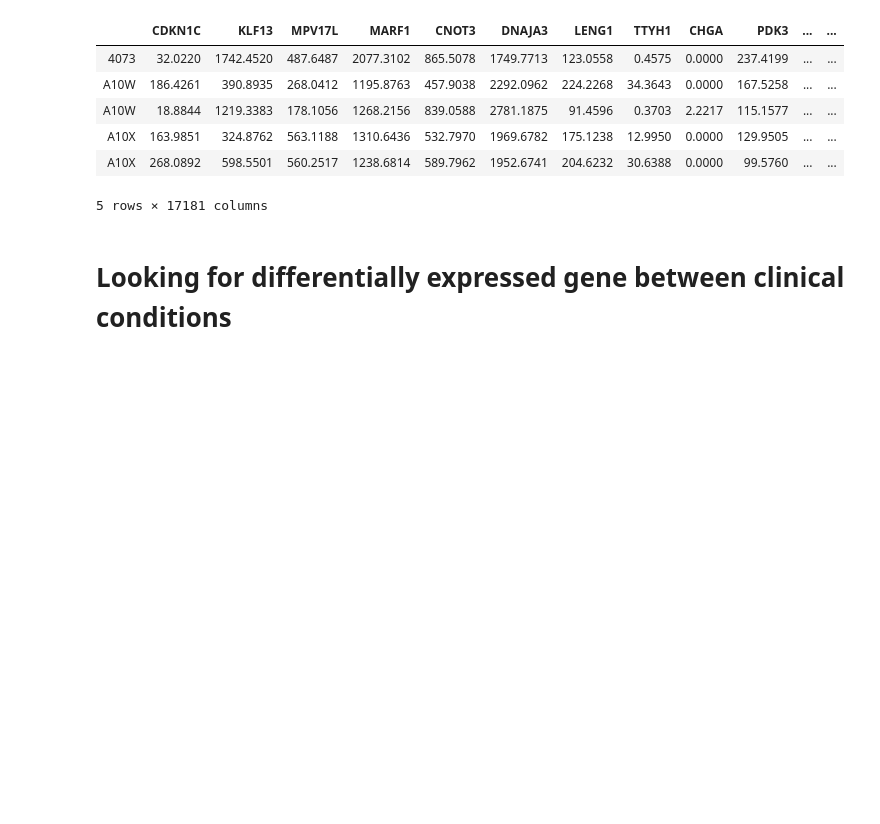
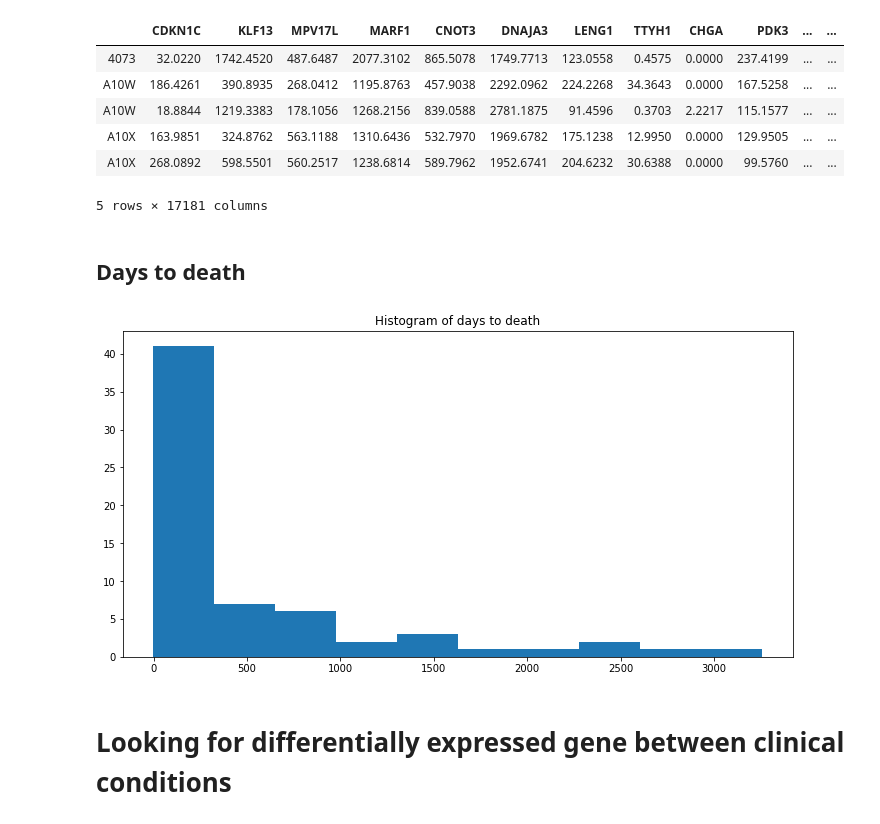
Before and after one commit to sohilsshah91/hacknights, a Jupyter notebook: tcga-lihc/1.1-hacknight-tcga-eda.ipynb, the cells around one changed output. Cells and saved outputs as stored; diff of their text form; code cells hidden in the pictures; blank space fills up the shorter version.

```diff
--- a/tcga-lihc/1.1-hacknight-tcga-eda.ipynb
+++ b/tcga-lihc/1.1-hacknight-tcga-eda.ipynb
@@ -425,0 +428,11 @@ lihc_processed.head()
+# %% [markdown]
+## Days to death
+# %%
+clinpat['death_days_to'].loc[clinpat['death_days_to'] == '[Not Applicable]'] = '-1'
+clinpat.loc[2:,'death_days_to'] = clinpat.loc[2:,'death_days_to'].astype(int)
+# %%
+f = plt.figure(figsize=(12,6))
+plt.hist(clinpat.loc[2:,'death_days_to'], bins=10);
+plt.title('Histogram of days to death');
+# %% [output]
+[figure, added]
```
Also changed, not shown: parts of 4 cells of this notebook.
